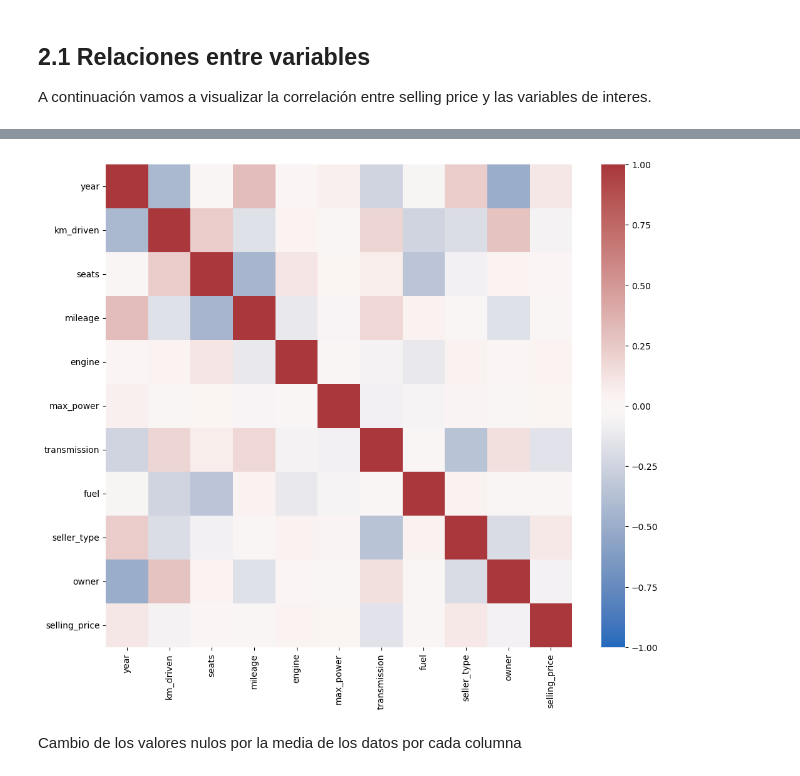
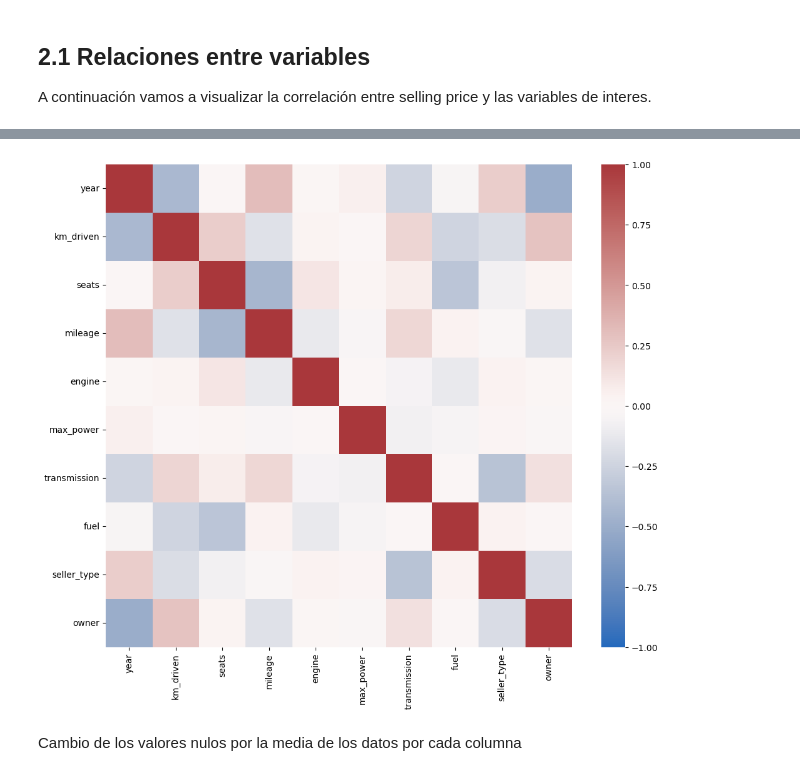
Before and after one commit to Paolaaaaaa/Lab2-Regresion, a Jupyter notebook: Regresion.ipynb, the cells around one changed output, grey strips where cells are left out. Cells and saved outputs as stored; diff of their text form; code cells hidden in the pictures.

```diff
--- a/Regresion.ipynb
+++ b/Regresion.ipynb
@@ -158,9 +162,9 @@ plt.show()
 # %%
 plt.figure(figsize = (12, 10))
-sns.heatmap(df_vehiculos_t[variables_interes+['selling_price']].corr(), cmap = 'vlag', vmin = -1, vmax = 1)
+sns.heatmap(df_vehiculos_t[variables_interes].corr(), cmap = 'vlag', vmin = -1, vmax = 1)
 plt.show()
 # %% [output]
-[figure, old version]
+[figure, new version]
 # %% [markdown]
 Cambio de los valores nulos por la media de los datos por cada columna
 # %%
```
Also changed, not shown: parts of 14 cells of this notebook.
